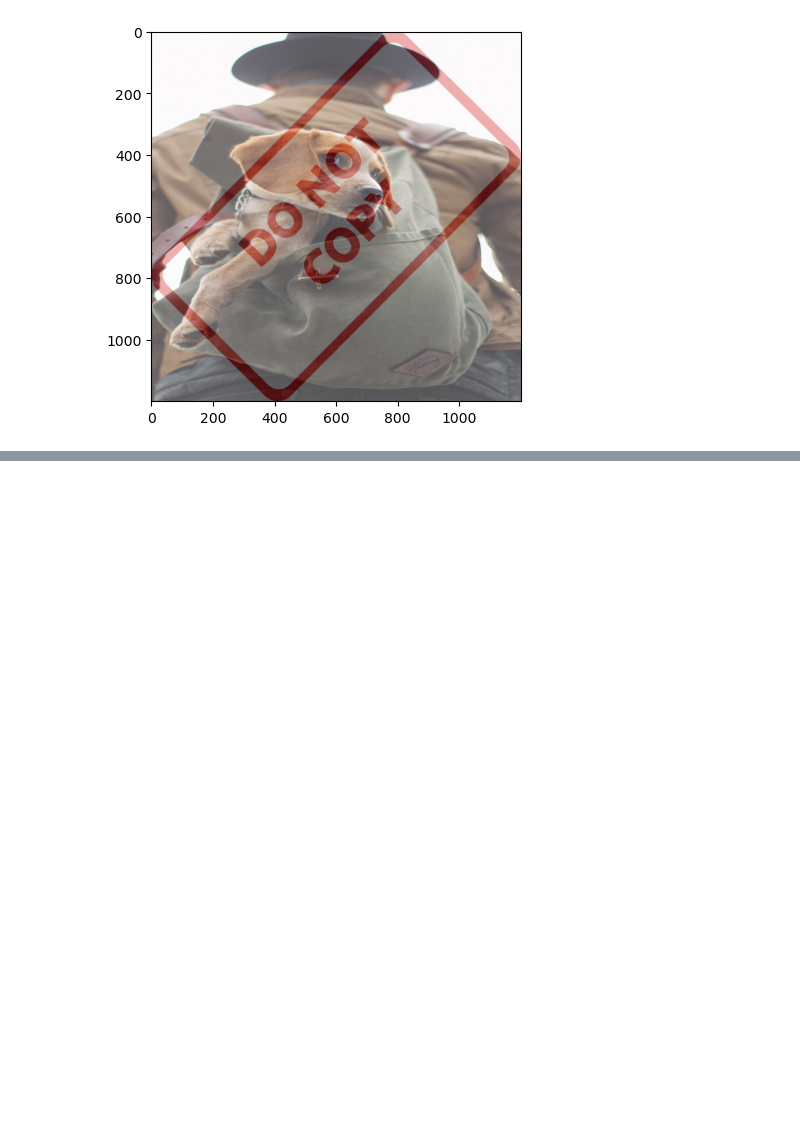
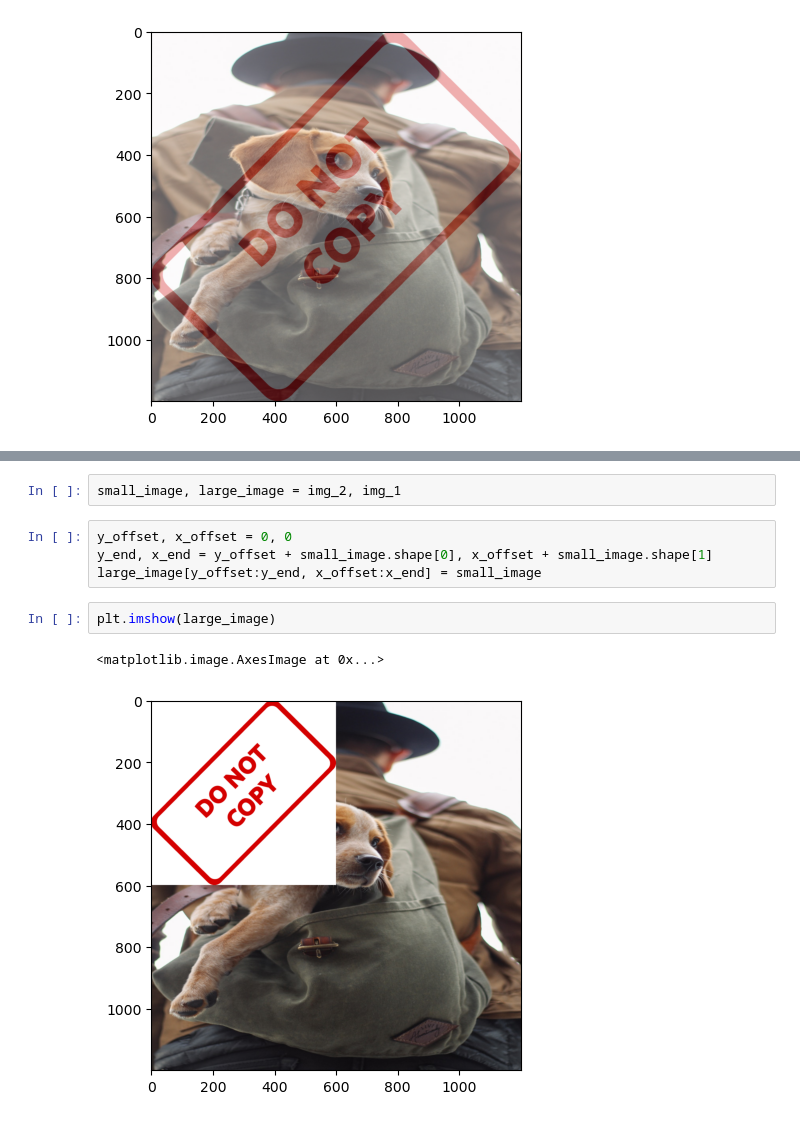
Before and after one commit to hrithik-data-bot/image-processing-notebooks, a Jupyter notebook: notebooks/006-image-blending.ipynb, the cells around one changed output, grey strips where cells are left out. Saved outputs shown, nothing was run; the diff lists cells and outputs as text; blank space fills up the shorter version.

Commit message:
offset

```diff
--- a/notebooks/006-image-blending.ipynb
+++ b/notebooks/006-image-blending.ipynb
@@ -57,0 +76,11 @@ plt.imshow(blended)
+# %%
+small_image, large_image = img_2, img_1
+# %%
+y_offset, x_offset = 0, 0
+y_end, x_end = y_offset + small_image.shape[0], x_offset + small_image.shape[1]
+large_image[y_offset:y_end, x_offset:x_end] = small_image
+# %%
+plt.imshow(large_image)
+# %% [output]
+<matplotlib.image.AxesImage at 0x...>
+[figure, added]
```
Also changed, not shown: parts of 3 cells of this notebook.
